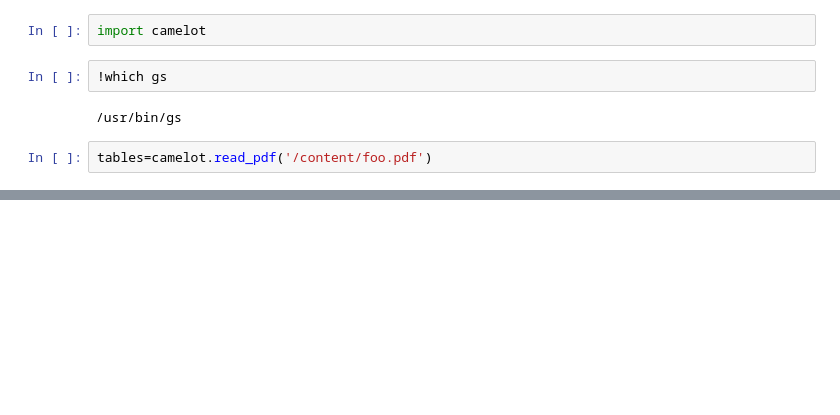
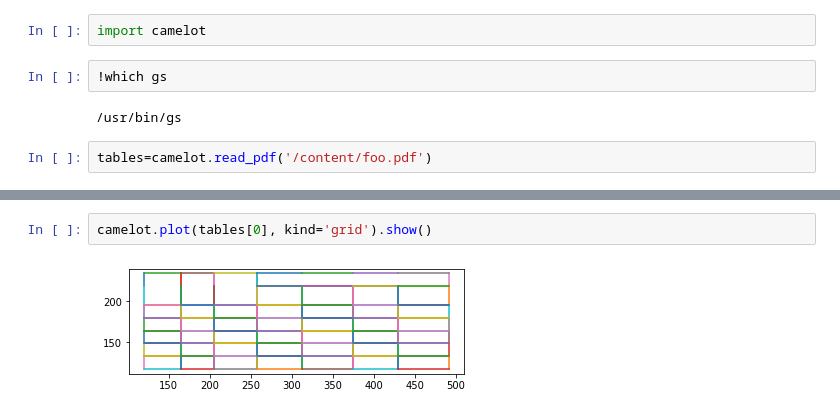
Before and after one commit to Amit-Padye/Care-Ratings, a Jupyter notebook: Scrap_table_from_pdf_camelot.ipynb, the cells around one changed output, grey strips where cells are left out. Saved outputs shown, nothing was run; the diff lists cells and outputs as text; blank space fills up the shorter version.

```diff
--- a/Scrap_table_from_pdf_camelot.ipynb
+++ b/Scrap_table_from_pdf_camelot.ipynb
@@ -42,0 +87,4 @@ tables[0].df
+# %%
+camelot.plot(tables[0], kind='grid').show()
+# %% [output]
+[figure, added]
```
Also changed, not shown: parts of 57 cells of this notebook.
